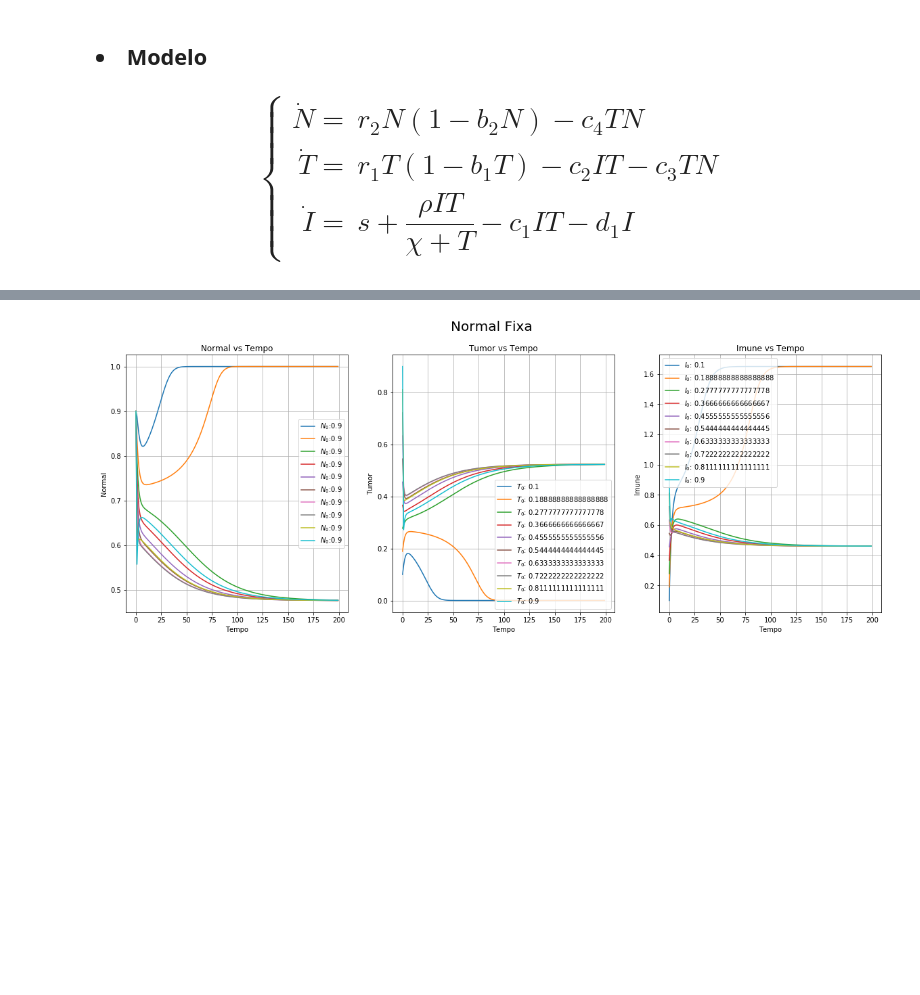
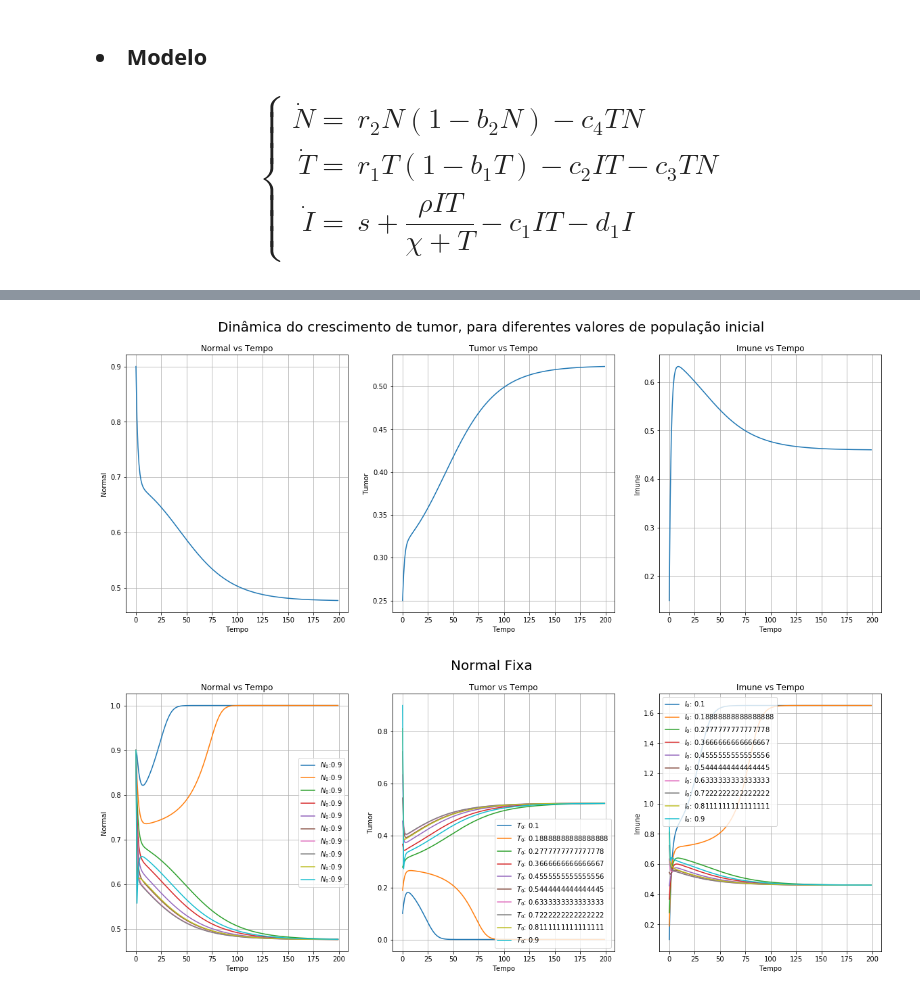
Before and after one commit to vdscruz/pibic-2018, a Jupyter notebook: codigos/code1.ipynb, the cells around one changed output, grey strips where cells are left out. Cells and saved outputs as stored; diff of their text form; code cells hidden in the pictures; blank space fills up the shorter version.

```diff
--- a/codigos/code1.ipynb
+++ b/codigos/code1.ipynb
@@ -327 +407,5 @@ i_0_fixo = np.array([0.15,0.15,0.15,0.15,0.15,0.15,0.15,0.15,0.15,0.15,])
+# %%
+modelo.plot2()
+# %% [output]
+[figure, added]
 # %%
```
Also changed, not shown: parts of 10 cells of this notebook.
